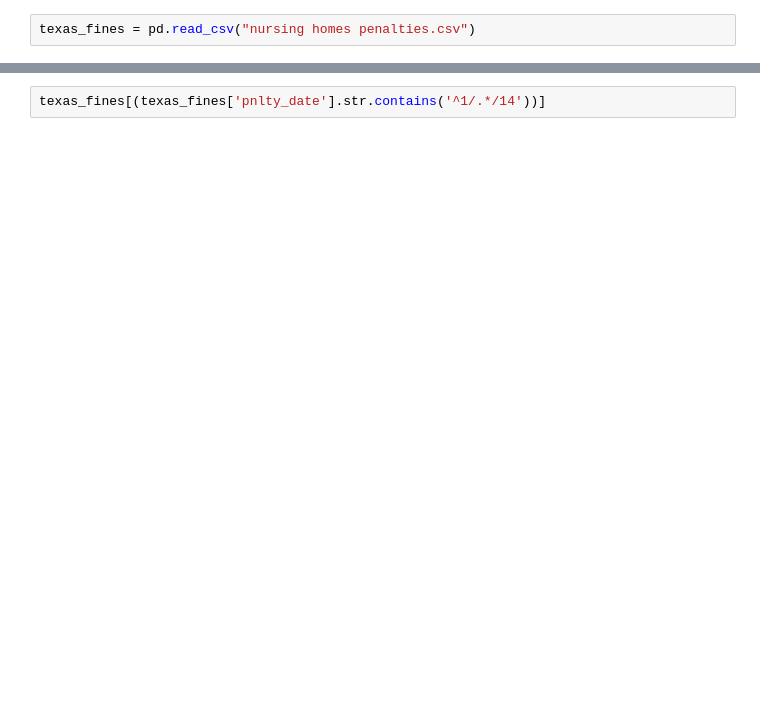
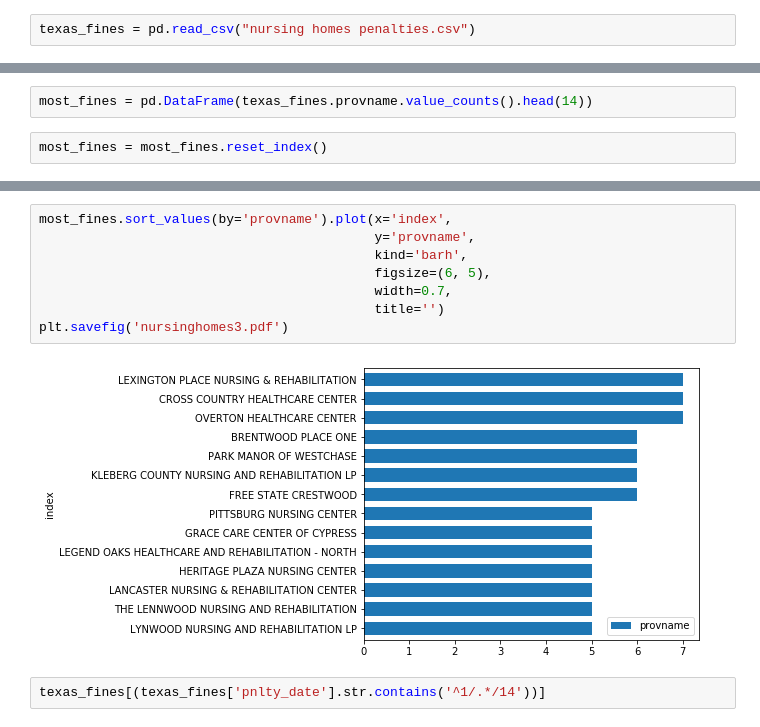
Before and after one commit to elenamlutz/data-studio-projects, a Jupyter notebook: Week 1/Nursing Homes in Texas.ipynb, the cells around one changed output, grey strips where cells are left out. Saved outputs shown, nothing was run; the diff lists cells and outputs as text; blank space fills up the shorter version.

```diff
--- a/Week 1/Nursing Homes in Texas.ipynb
+++ b/Week 1/Nursing Homes in Texas.ipynb
@@ -106,0 +144,4 @@ texas_fines = pd.read_csv("nursing homes penalties.csv")
+# %%
+most_fines = pd.DataFrame(texas_fines.provname.value_counts().head(14))
+# %%
+most_fines = most_fines.reset_index()
@@ -107,3 +157,13 @@ texas_fines = pd.read_csv("nursing homes penalties.csv")
+# %%
+most_fines.sort_values(by='provname').plot(x='index',
+                                           y='provname',
+                                           kind='barh',
+                                           figsize=(6, 5),
+                                           width=0.7,
+                                           title='')
+plt.savefig('nursinghomes3.pdf')
+# %% [output]
+[figure, added]
 # %%
 texas_fines[(texas_fines['pnlty_date'].str.contains('^1/.*/14'))]
 # %% [output]
```
Also changed, not shown: parts of 20 cells of this notebook.
